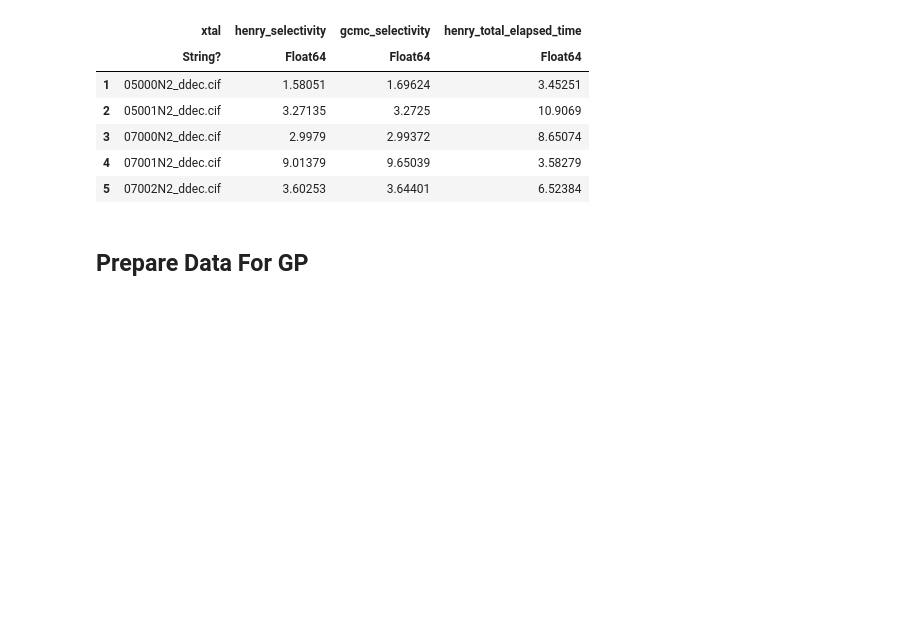
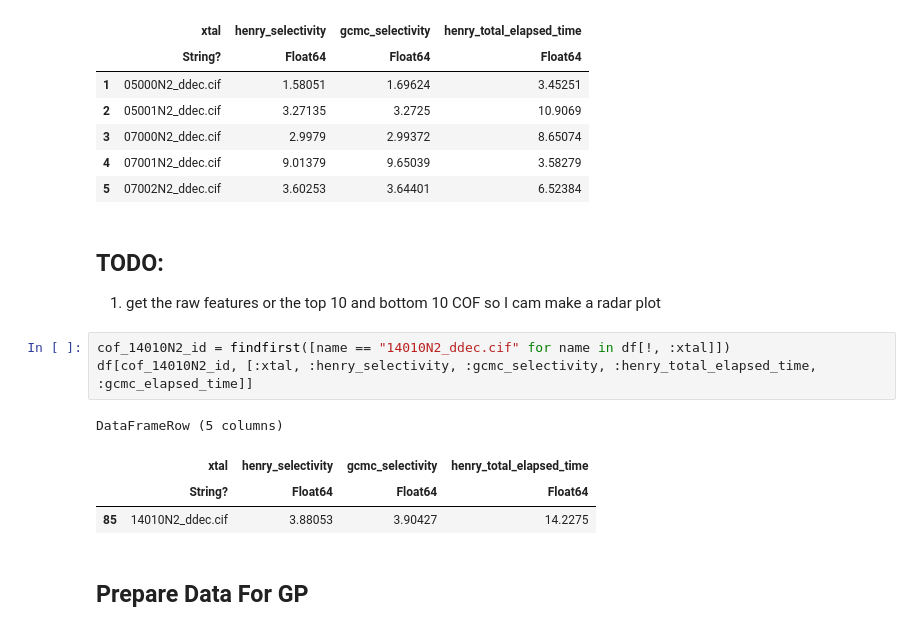
Before and after one commit to SimonEnsemble/multi-fidelity-BO-of-COFs-for-Xe-Kr-seps, a Jupyter notebook: Prepare_Data_and_Preliminary_Analysis.ipynb, the cells around one changed output. Cells and saved outputs as stored; diff of their text form; blank space fills up the shorter version.

Commit message:
working on analysis and correlation plots

```diff
--- a/Prepare_Data_and_Preliminary_Analysis.ipynb
+++ b/Prepare_Data_and_Preliminary_Analysis.ipynb
@@ -179,6 +179,18 @@ df[1:5, [:xtal, :henry_selectivity, :gcmc_selectivity, :henry_total_elapsed_time
 | 3 | 07000N2_ddec.cif | 2.9979 | 2.99372 | 8.65074 |
 | 4 | 07001N2_ddec.cif | 9.01379 | 9.65039 | 3.58279 |
 | 5 | 07002N2_ddec.cif | 3.60253 | 3.64401 | 6.52384 |
+# %% [markdown]
+## TODO:
+
+1. get the raw features or the top 10 and bottom 10 COF so I cam make a radar plot
+# %%
+cof_14010N2_id = findfirst([name == "14010N2_ddec.cif" for name in df[!, :xtal]])
+df[cof_14010N2_id, [:xtal, :henry_selectivity, :gcmc_selectivity, :henry_total_elapsed_time, :gcmc_elapsed_time]]
+# %% [output]
+DataFrameRow (5 columns)
+|  | xtal | henry_selectivity | gcmc_selectivity | henry_total_elapsed_time |
+|  | String? | Float64 | Float64 | Float64 |
+| 85 | 14010N2_ddec.cif | 3.88053 | 3.90427 | 14.2275 |
 # %% [markdown]
 ## Prepare Data For GP
 # %%
```
Also changed, not shown: parts of 3 cells of this notebook.
